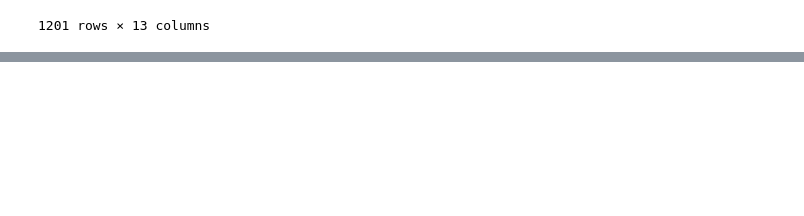
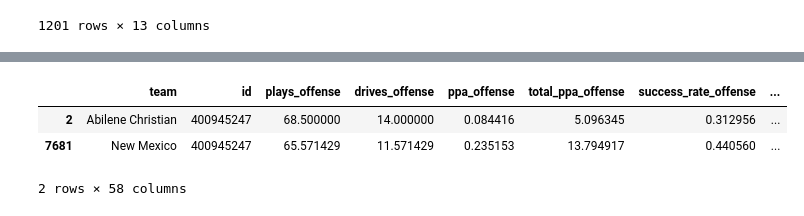
Before and after one commit to taylorlast/cfb-predictions, a Jupyter notebook: src/test_book.ipynb, the cells around one changed output, grey strips where cells are left out. Cells and saved outputs as stored; diff of their text form; code cells hidden in the pictures; blank space fills up the shorter version.

```diff
--- a/src/test_book.ipynb
+++ b/src/test_book.ipynb
@@ -166,3 +153,10 @@ test_df = (
         .reset_index()
         .drop(["season", "week", "Unnamed: 0"], axis=1)
 )
+# %%
+test_df[test_df["id"] == 400945247]
+# %% [output]
+|  | team | id | plays_offense | drives_offense | ppa_offense | total_ppa_offense | success_rate_offense | ... |
+| 2 | Abilene Christian | 400945247 | 68.500000 | 14.000000 | 0.084416 | 5.096345 | 0.312956 | ... |
+| 7681 | New Mexico | 400945247 | 65.571429 | 11.571429 | 0.235153 | 13.794917 | 0.440560 | ... |
+2 rows × 58 columns
```
Also changed, not shown: parts of 12 cells of this notebook, 11 other files.
